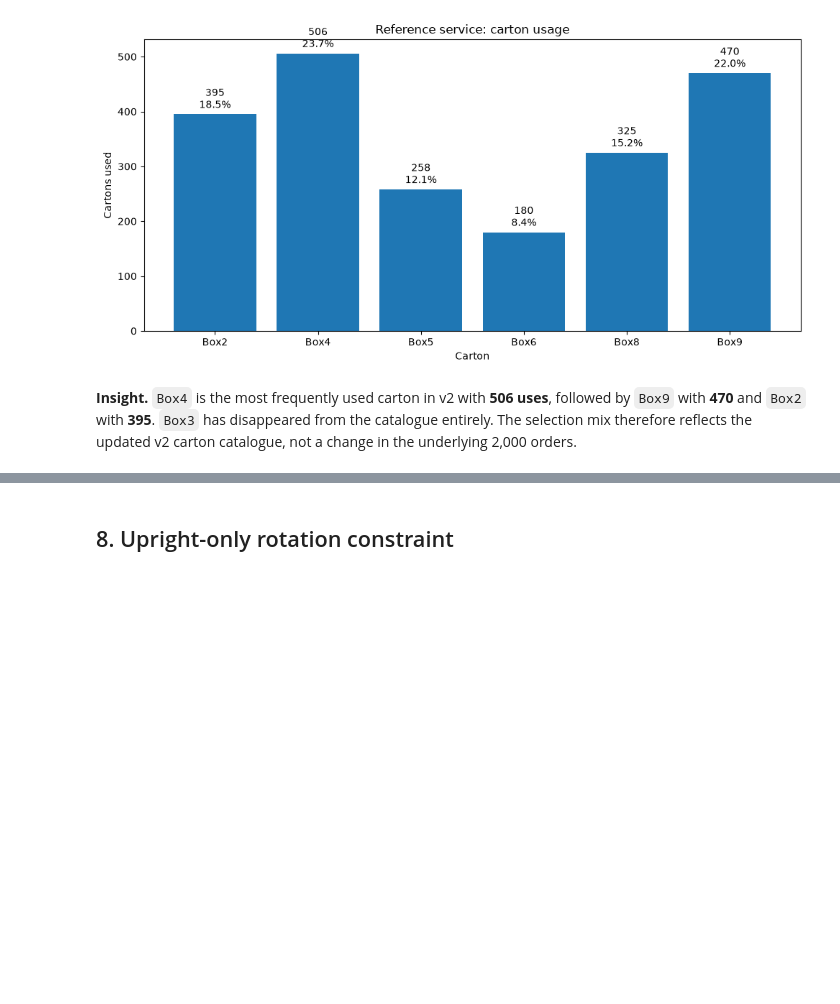
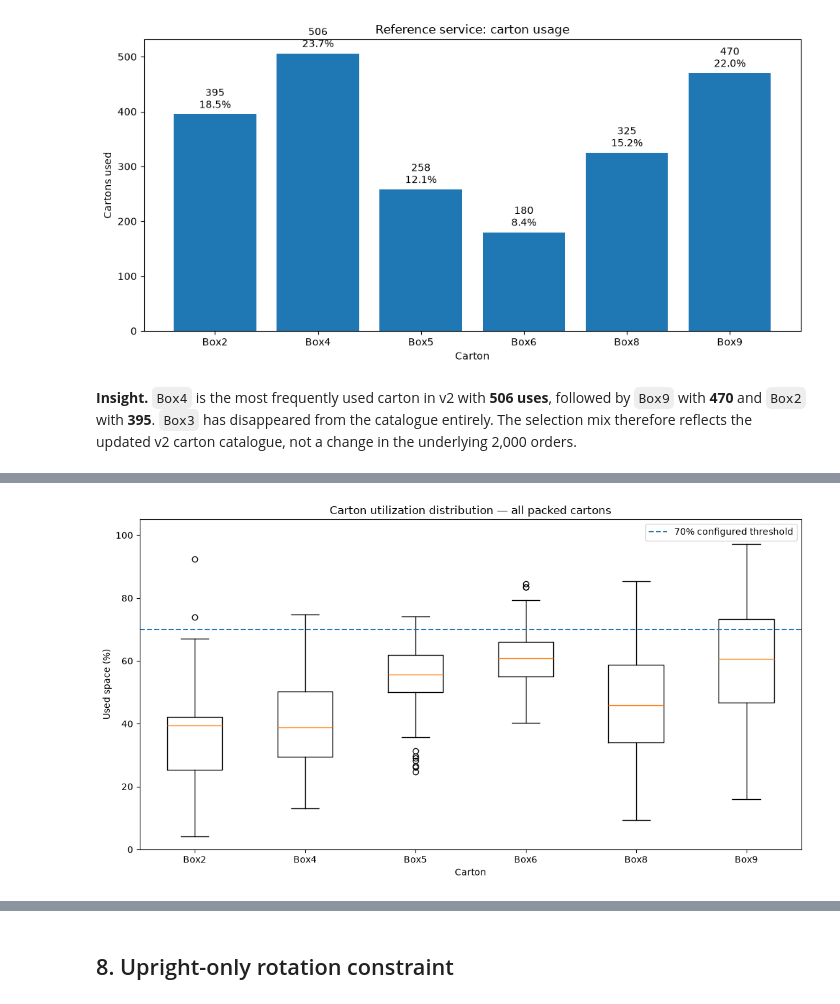
Before and after one commit to Voycepeh/ihubsolutions-capstone-project, a Jupyter notebook: notebooks/Inital EDA v2.ipynb, the cells around one changed output, grey strips where cells are left out. Cells and saved outputs as stored; diff of their text form; code cells hidden in the pictures; blank space fills up the shorter version.

Commit message:
Use boxplots for carton utilization analysis

```diff
--- a/notebooks/Inital EDA v2.ipynb
+++ b/notebooks/Inital EDA v2.ipynb
@@ -210,0 +159,11 @@ Cartons above 70%: 183
+# %%
+box_order=sorted(packed_df.box.unique())
+fig,ax=plt.subplots(figsize=(11,6))
+data=[packed_df.loc[packed_df.box==b,'used_space'].values for b in box_order]
+ax.boxplot(data, tick_labels=box_order, showfliers=True)
+ax.set(title='Carton utilization distribution — all packed cartons', xlabel='Carton', ylabel='Used space (%)', ylim=(0,105))
+ax.axhline(70, linestyle='--', linewidth=1.5, label='70% configured threshold')
+ax.legend()
+plt.tight_layout(); plt.show()
+# %% [output]
+[figure, added]
```
Also changed, not shown: parts of 10 cells of this notebook, 2 other files.
